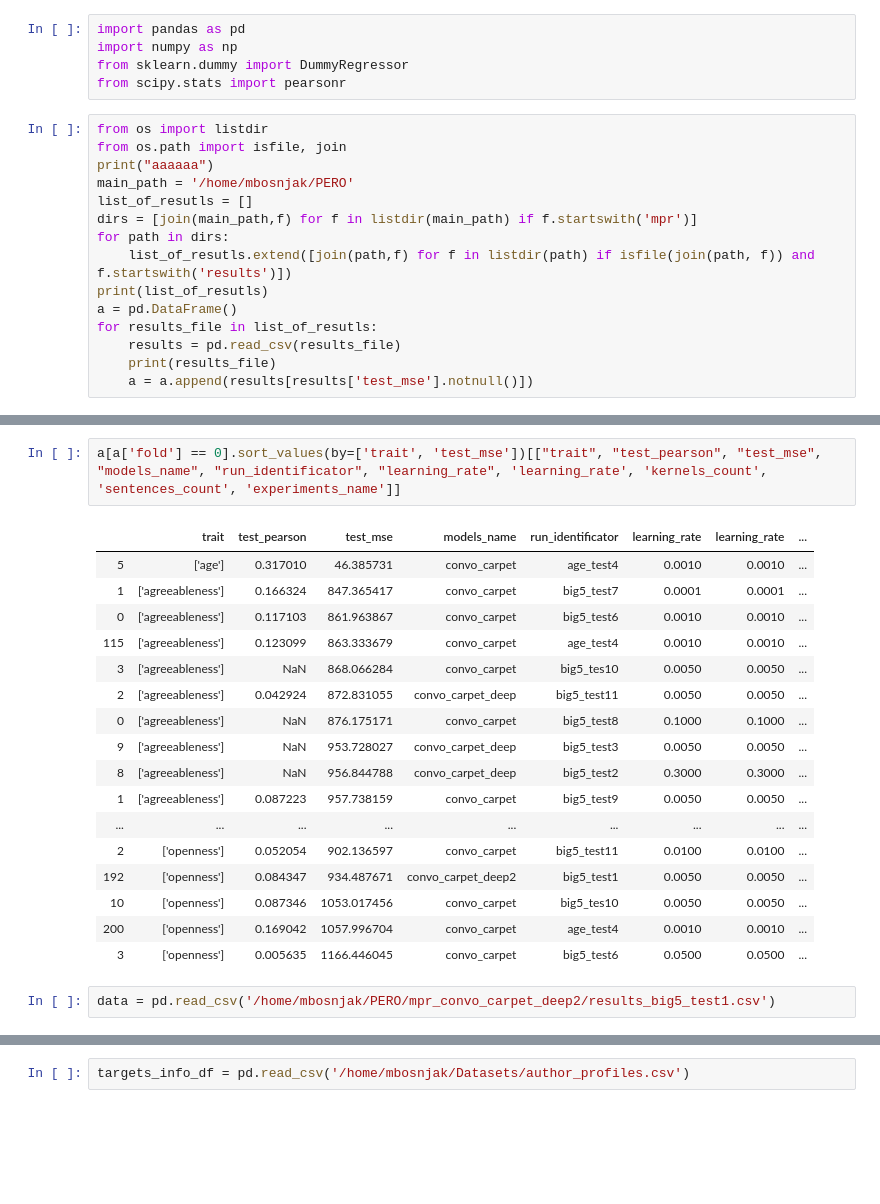
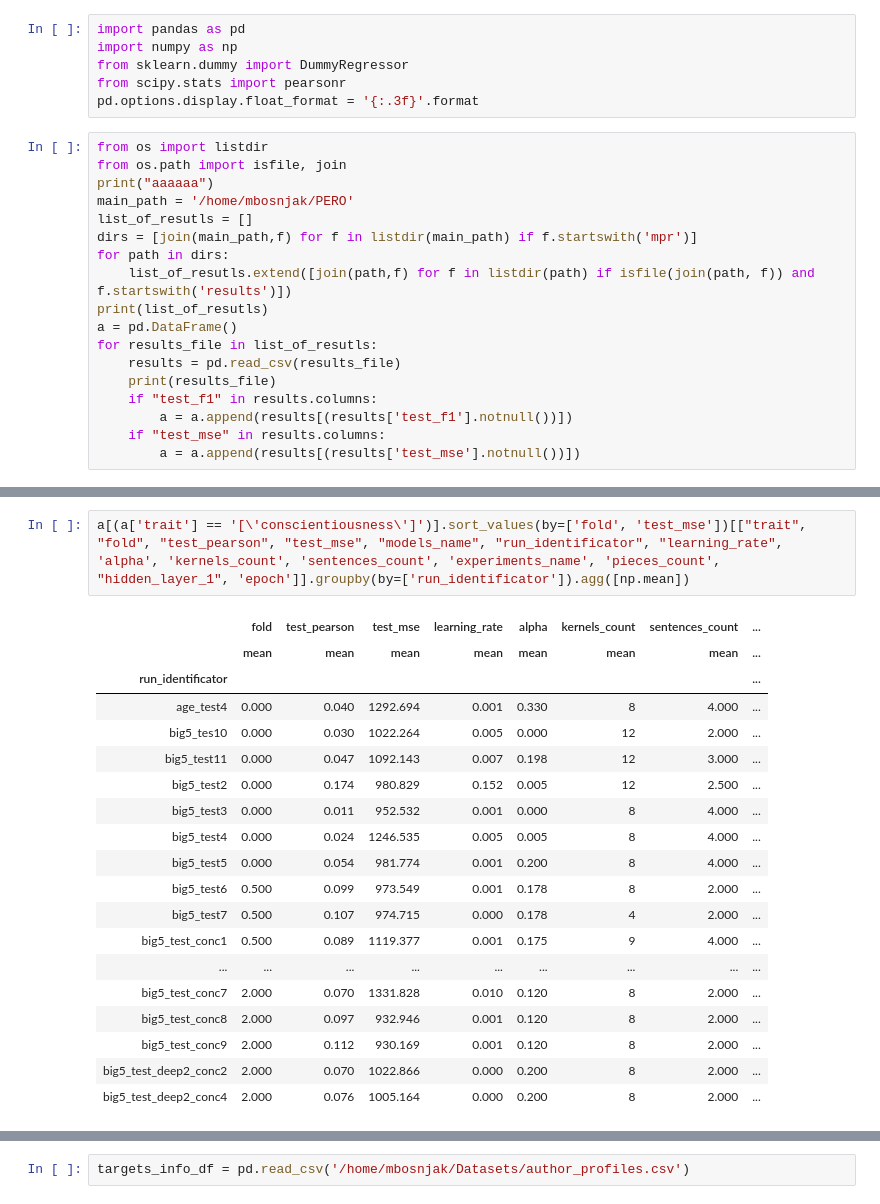
Before and after one commit to Bmikaella/persil, a Jupyter notebook: results_anal.ipynb, the cells around one changed output, grey strips where cells are left out. Drawn from its saved outputs; the diff is of its cells as text; blank space fills up the shorter version.

```diff
--- a/results_anal.ipynb
+++ b/results_anal.ipynb
@@ -3,6 +3,7 @@ import pandas as pd
 import numpy as np
 from sklearn.dummy import DummyRegressor
 from scipy.stats import pearsonr
+pd.options.display.float_format = '{:.3f}'.format
 # %%
 from os import listdir
 from os.path import isfile, join
@@ -17,7 +18,10 @@ a = pd.DataFrame()
 for results_file in list_of_resutls:
     results = pd.read_csv(results_file)
     print(results_file)
-    a = a.append(results[results['test_mse'].notnull()])
+    if "test_f1" in results.columns:
+        a = a.append(results[(results['test_f1'].notnull())])
+    if "test_mse" in results.columns:
+        a = a.append(results[(results['test_mse'].notnull())])
 # %% [output]
 aaaaaa
 ['/home/mbosnjak/PERO/mpr_convo_carpet/results_big5_test6.csv', '/home/mbosnjak/PERO/mpr_convo_carpet/results_big5_test11.csv', '/home/mbosnjak/PERO/mpr_convo_carpet/results_age_test4.csv', '/home/mbo ...
@@ -39,22 +53,22 @@ a
 # %%
-a[a['fold'] == 0].sort_values(by=['trait', 'test_mse'])[["trait", "test_pearson", "test_mse", "models_name", "run_identificator", "learning_rate", 'learning_rate', 'kernels_count', 'sentences_count', 'experiments_name']]
+a[(a['trait'] == '[\'conscientiousness\']')].sort_values(by=['fold', 'test_mse'])[["trait", "fold", "test_pearson", "test_mse", "models_name", "run_identificator", "learning_rate", 'alpha', 'kernels_count', 'sentences_count', 'experiments_name', 'pieces_count', "hidden_layer_1", 'epoch']].groupby(by=['run_identificator']).agg([np.mean])
 # %% [output]
-|  | trait | test_pearson | test_mse | models_name | run_identificator | learning_rate | learning_rate | ... |
-| 5 | ['age'] | 0.317010 | 46.385731 | convo_carpet | age_test4 | 0.0010 | 0.0010 | ... |
-| 1 | ['agreeableness'] | 0.166324 | 847.365417 | convo_carpet | big5_test7 | 0.0001 | 0.0001 | ... |
-| 0 | ['agreeableness'] | 0.117103 | 861.963867 | convo_carpet | big5_test6 | 0.0010 | 0.0010 | ... |
-| 115 | ['agreeableness'] | 0.123099 | 863.333679 | convo_carpet | age_test4 | 0.0010 | 0.0010 | ... |
-| 3 | ['agreeableness'] | NaN | 868.066284 | convo_carpet | big5_tes10 | 0.0050 | 0.0050 | ... |
-| 2 | ['agreeableness'] | 0.042924 | 872.831055 | convo_carpet_deep | big5_test11 | 0.0050 | 0.0050 | ... |
-| 0 | ['agreeableness'] | NaN | 876.175171 | convo_carpet | big5_test8 | 0.1000 | 0.1000 | ... |
-| 9 | ['agreeableness'] | NaN | 953.728027 | convo_carpet_deep | big5_test3 | 0.0050 | 0.0050 | ... |
-| 8 | ['agreeableness'] | NaN | 956.844788 | convo_carpet_deep | big5_test2 | 0.3000 | 0.3000 | ... |
-| 1 | ['agreeableness'] | 0.087223 | 957.738159 | convo_carpet | big5_test9 | 0.0050 | 0.0050 | ... |
+|  | fold | test_pearson | test_mse | learning_rate | alpha | kernels_count | sentences_count | ... |
+|  | mean | mean | mean | mean | mean | mean | mean | ... |
+| run_identificator |  |  |  |  |  |  |  | ... |
+| age_test4 | 0.000 | 0.040 | 1292.694 | 0.001 | 0.330 | 8 | 4.000 | ... |
+| big5_tes10 | 0.000 | 0.030 | 1022.264 | 0.005 | 0.000 | 12 | 2.000 | ... |
+| big5_test11 | 0.000 | 0.047 | 1092.143 | 0.007 | 0.198 | 12 | 3.000 | ... |
+| big5_test2 | 0.000 | 0.174 | 980.829 | 0.152 | 0.005 | 12 | 2.500 | ... |
+| big5_test3 | 0.000 | 0.011 | 952.532 | 0.001 | 0.000 | 8 | 4.000 | ... |
+| big5_test4 | 0.000 | 0.024 | 1246.535 | 0.005 | 0.005 | 8 | 4.000 | ... |
+| big5_test5 | 0.000 | 0.054 | 981.774 | 0.001 | 0.200 | 8 | 4.000 | ... |
+| big5_test6 | 0.500 | 0.099 | 973.549 | 0.001 | 0.178 | 8 | 2.000 | ... |
+| big5_test7 | 0.500 | 0.107 | 974.715 | 0.000 | 0.178 | 4 | 2.000 | ... |
+| big5_test_conc1 | 0.500 | 0.089 | 1119.377 | 0.001 | 0.175 | 9 | 4.000 | ... |
 | ... | ... | ... | ... | ... | ... | ... | ... | ... |
-| 2 | ['openness'] | 0.052054 | 902.136597 | convo_carpet | big5_test11 | 0.0100 | 0.0100 | ... |
-| 192 | ['openness'] | 0.084347 | 934.487671 | convo_carpet_deep2 | big5_test1 | 0.0050 | 0.0050 | ... |
-| 10 | ['openness'] | 0.087346 | 1053.017456 | convo_carpet | big5_tes10 | 0.0050 | 0.0050 | ... |
-| 200 | ['openness'] | 0.169042 | 1057.996704 | convo_carpet | age_test4 | 0.0010 | 0.0010 | ... |
-| 3 | ['openness'] | 0.005635 | 1166.446045 | convo_carpet | big5_test6 | 0.0500 | 0.0500 | ... |
+| big5_test_conc7 | 2.000 | 0.070 | 1331.828 | 0.010 | 0.120 | 8 | 2.000 | ... |
+| big5_test_conc8 | 2.000 | 0.097 | 932.946 | 0.001 | 0.120 | 8 | 2.000 | ... |
+| big5_test_conc9 | 2.000 | 0.112 | 930.169 | 0.001 | 0.120 | 8 | 2.000 | ... |
+| big5_test_deep2_conc2 | 2.000 | 0.070 | 1022.866 | 0.000 | 0.200 | 8 | 2.000 | ... |
+| big5_test_deep2_conc4 | 2.000 | 0.076 | 1005.164 | 0.000 | 0.200 | 8 | 2.000 | ... |
-# %%
-data = pd.read_csv('/home/mbosnjak/PERO/mpr_convo_carpet_deep2/results_big5_test1.csv')
```
Also changed, not shown: parts of 22 cells of this notebook, 22 other files.
